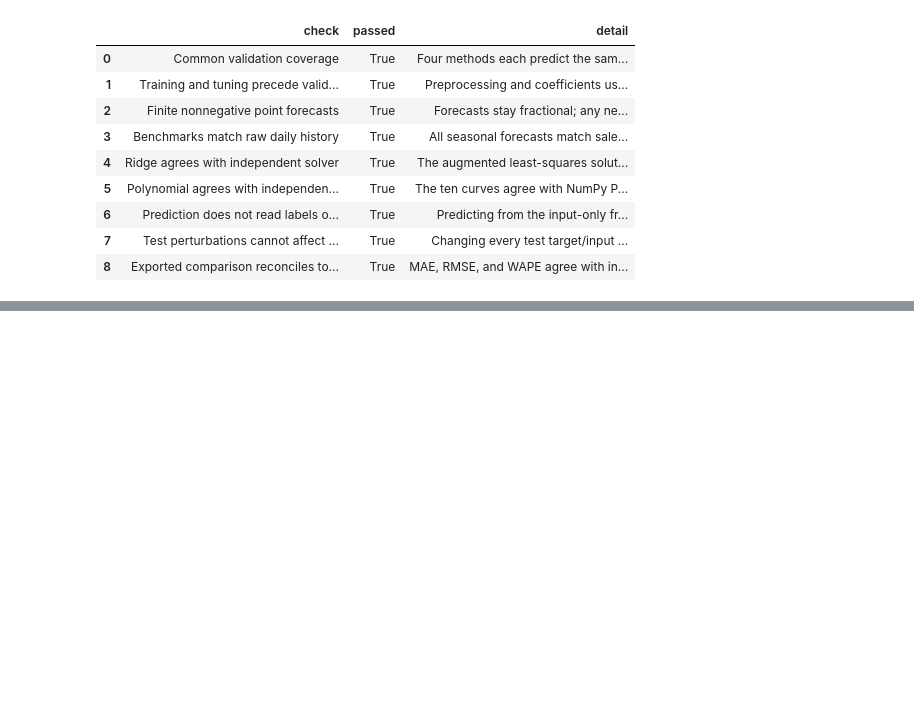
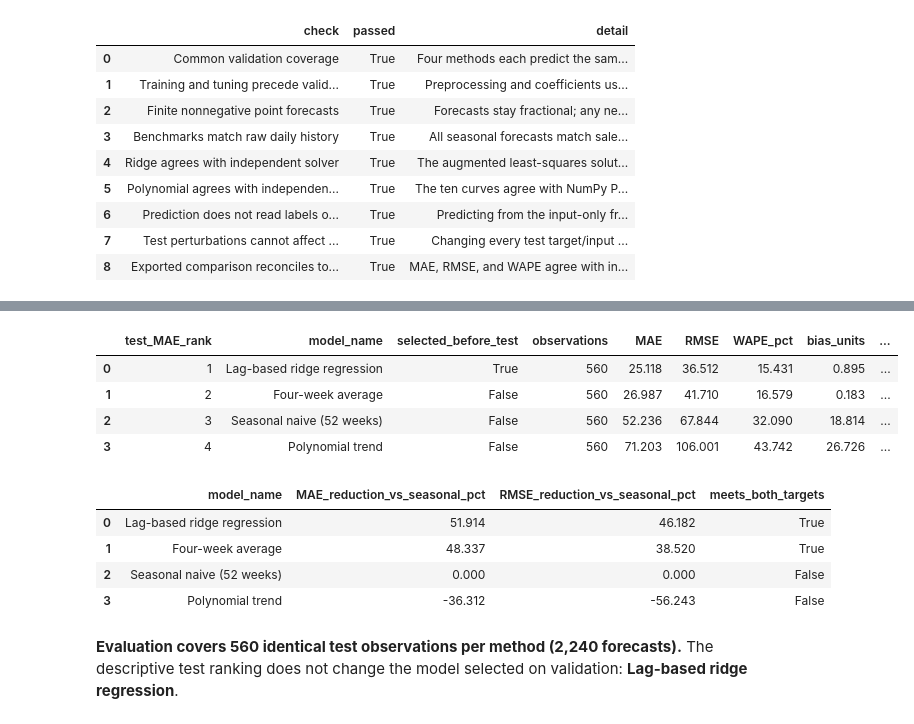
Before and after one commit to mia5130-group2/m5-retail-optimization, a Jupyter notebook: M5_Milestone_2_Demand_Forecasting.ipynb, the cells around one changed output, grey strips where cells are left out. Saved outputs shown, nothing was run; the diff lists cells and outputs as text; code cells hidden in the pictures; blank space fills up the shorter version.

```diff
--- a/M5_Milestone_2_Demand_Forecasting.ipynb
+++ b/M5_Milestone_2_Demand_Forecasting.ipynb
@@ -1857,0 +1995,74 @@ Validation covers only eight spring weeks at one store. Product/quarter tables d
+# %%
+m2_test = m2_model_panel.loc[m2_model_panel.split.eq("test")].copy()
+m2_test = m2_test.sort_values(["week_start", "item_id"]).reset_index(drop=True)
+assert len(m2_test) == 560 and m2_test.week_start.nunique() == 56
+assert m2_test.groupby("item_id").size().eq(56).all()
+assert m2_test.groupby("week_start").size().eq(10).all()
+assert m2_test.week_start.min() == pd.Timestamp(M2_EXPERIMENT["test_start"])
+assert m2_test.week_end.max() == pd.Timestamp(M2_EXPERIMENT["test_end"])
+assert m2_test.forecast_origin.add(pd.Timedelta(days=1)).eq(m2_test.week_start).all()
+assert m2_test.sales_information_date.le(m2_test.forecast_origin).all()
+assert m2_test.price_information_date.le(m2_test.forecast_origin).all()
+
+# Reuse the same prediction and scoring functions used for validation.
+m2_test_predictions = m2_prediction_table(m2_frozen_models, m2_test)
+
+def m2_with_baseline_comparison(metrics, group_columns):
+    """Attach the matching seasonal benchmark and relative-error reductions."""
+    scores = metrics.copy()
+    metric_names = ["MAE", "RMSE", "WAPE_pct"]
+    reference = scores.loc[scores.model.eq("seasonal_naive_52w"), group_columns+metric_names]
+    reference = reference.rename(columns={name: f"seasonal_{name}" for name in metric_names})
+    if group_columns:
+        scores = scores.merge(reference, on=group_columns, how="left", validate="many_to_one")
+    else:
+        assert len(reference) == 1
+        for name in metric_names:
+            scores[f"seasonal_{name}"] = float(reference.iloc[0][f"seasonal_{name}"])
+    for metric, label in [("MAE", "MAE"), ("RMSE", "RMSE"), ("WAPE_pct", "WAPE")]:
+        baseline = scores[f"seasonal_{metric}"].to_numpy(float)
+        ratio = np.full(len(scores), np.nan)
+        np.divide(scores[metric].to_numpy(float), baseline, out=ratio, where=baseline > 0)
+        scores[f"{label}_reduction_vs_seasonal_pct"] = 100*(1-ratio)
+    valid = scores.seasonal_MAE.gt(0) & scores.seasonal_RMSE.gt(0)
+    scores["target_assessable"] = valid
+    for metric in ["MAE", "RMSE"]:
+        passed = scores[f"{metric}_reduction_vs_seasonal_pct"].ge(M2_TARGET_REDUCTION_PCT)
+        scores[f"meets_{metric}_target"] = passed.astype("boolean").where(valid, pd.NA)
+    scores["meets_both_targets"] = scores.meets_MAE_target & scores.meets_RMSE_target
+    scores["selected_before_test"] = scores.model.eq(m2_pretest_selected_model)
+    return scores
+
+m2_test_metrics = m2_with_baseline_comparison(m2_group_metrics(m2_test_predictions, ["model"]), [])
+m2_test_metrics = m2_test_metrics.sort_values(["MAE", "RMSE", "model"]).reset_index(drop=True)
+m2_test_metrics.insert(0, "test_MAE_rank", np.arange(1, len(m2_test_metrics)+1))
+m2_test_metrics.insert(2, "model_name", m2_test_metrics.model.map(M2_MODEL_LABELS))
+m2_test_target_assessment = m2_test_metrics[[
+    "model", "model_name", "selected_before_test", "MAE", "RMSE", "WAPE_pct",
+    "MAE_reduction_vs_seasonal_pct", "RMSE_reduction_vs_seasonal_pct", "WAPE_reduction_vs_seasonal_pct",
+    "target_assessable", "meets_MAE_target", "meets_RMSE_target", "meets_both_targets",
+]].copy()
+m2_selected_test_result = m2_test_metrics.set_index("model").loc[m2_pretest_selected_model]
+
+with pd.option_context("display.max_columns", None, "display.width", 180):
+    display(m2_test_metrics[["test_MAE_rank", "model_name", "selected_before_test", "observations",
+                             "MAE", "RMSE", "WAPE_pct", "bias_units", "clipped_predictions"]])
+    display(m2_test_target_assessment[["model_name", "MAE_reduction_vs_seasonal_pct",
+                                     "RMSE_reduction_vs_seasonal_pct", "meets_both_targets"]])
+display(Markdown(
+    "**Evaluation covers 560 identical test observations per method (2,240 forecasts).** "
+    "The descriptive test ranking does not change the model selected on validation: "
+    f"**{M2_MODEL_LABELS[m2_pretest_selected_model]}**."
+))
+# %% [output]
+|  | test_MAE_rank | model_name | selected_before_test | observations | MAE | RMSE | WAPE_pct | bias_units | ... |
+| 0 | 1 | Lag-based ridge regression | True | 560 | 25.118 | 36.512 | 15.431 | 0.895 | ... |
+| 1 | 2 | Four-week average | False | 560 | 26.987 | 41.710 | 16.579 | 0.183 | ... |
+| 2 | 3 | Seasonal naive (52 weeks) | False | 560 | 52.236 | 67.844 | 32.090 | 18.814 | ... |
+| 3 | 4 | Polynomial trend | False | 560 | 71.203 | 106.001 | 43.742 | 26.726 | ... |
+|  | model_name | MAE_reduction_vs_seasonal_pct | RMSE_reduction_vs_seasonal_pct | meets_both_targets |
+| 0 | Lag-based ridge regression | 51.914 | 46.182 | True |
+| 1 | Four-week average | 48.337 | 38.520 | True |
+| 2 | Seasonal naive (52 weeks) | 0.000 | 0.000 | False |
+| 3 | Polynomial trend | -36.312 | -56.243 | False |
+**Evaluation covers 560 identical test observations per method (2,240 forecasts).** The descriptive test ranking does not change the model selected on validation: **Lag-based ridge regression**.
```
Also changed, not shown: parts of 20 cells of this notebook, 21 other files.
